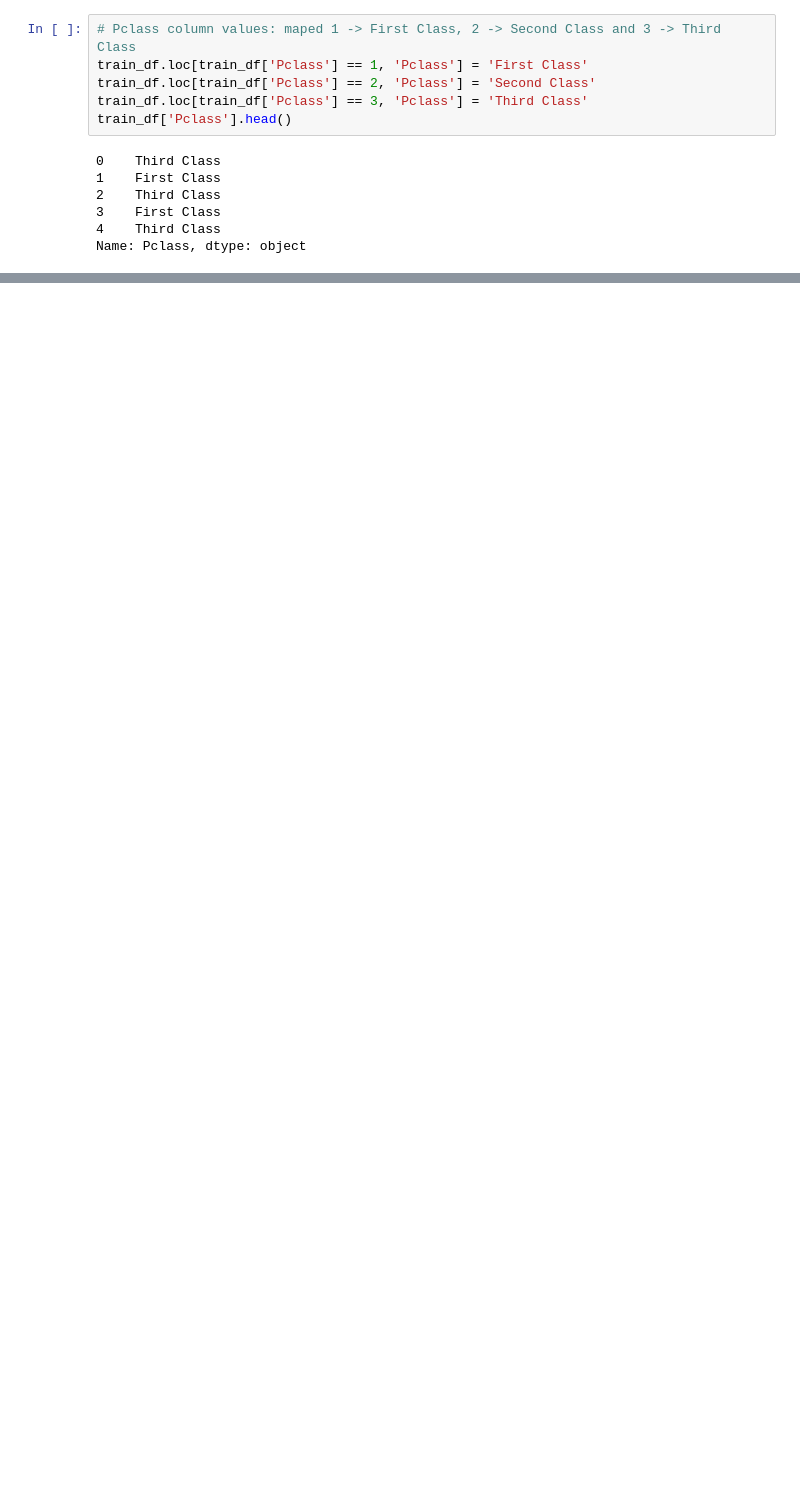
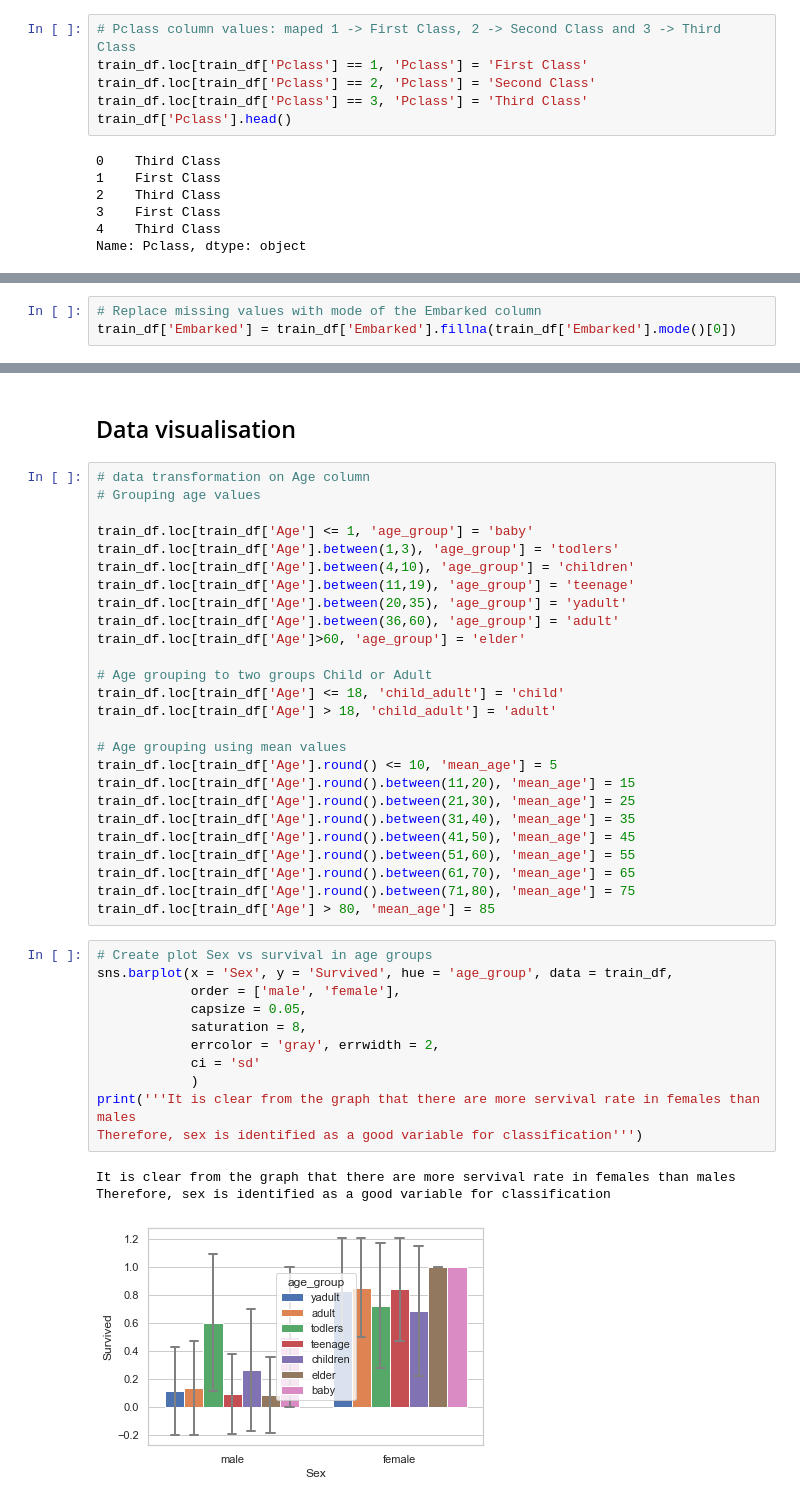
Before and after one commit to chanyadeshani/Group8, a Jupyter notebook: submit_assignment.ipynb, the cells around one changed output, grey strips where cells are left out. Saved outputs shown, nothing was run; the diff lists cells and outputs as text; blank space fills up the shorter version.

```diff
--- a/submit_assignment.ipynb
+++ b/submit_assignment.ipynb
@@ -281,0 +324,3 @@ Embarked: 0.2245%
+# %%
+# Replace missing values with mode of the Embarked column
+train_df['Embarked'] = train_df['Embarked'].fillna(train_df['Embarked'].mode()[0])
@@ -281,0 +334,43 @@ Embarked: 0.2245%
+# %% [markdown]
+## Data visualisation
+# %%
+# data transformation on Age column
+# Grouping age values
+
+train_df.loc[train_df['Age'] <= 1, 'age_group'] = 'baby'
+train_df.loc[train_df['Age'].between(1,3), 'age_group'] = 'todlers'
+train_df.loc[train_df['Age'].between(4,10), 'age_group'] = 'children'
+train_df.loc[train_df['Age'].between(11,19), 'age_group'] = 'teenage'
+train_df.loc[train_df['Age'].between(20,35), 'age_group'] = 'yadult'
+train_df.loc[train_df['Age'].between(36,60), 'age_group'] = 'adult'
+train_df.loc[train_df['Age']>60, 'age_group'] = 'elder'
+
+# Age grouping to two groups Child or Adult
+train_df.loc[train_df['Age'] <= 18, 'child_adult'] = 'child'
+train_df.loc[train_df['Age'] > 18, 'child_adult'] = 'adult'
+
+# Age grouping using mean values
+train_df.loc[train_df['Age'].round() <= 10, 'mean_age'] = 5
+train_df.loc[train_df['Age'].round().between(11,20), 'mean_age'] = 15
+train_df.loc[train_df['Age'].round().between(21,30), 'mean_age'] = 25
+train_df.loc[train_df['Age'].round().between(31,40), 'mean_age'] = 35
+train_df.loc[train_df['Age'].round().between(41,50), 'mean_age'] = 45
+train_df.loc[train_df['Age'].round().between(51,60), 'mean_age'] = 55
+train_df.loc[train_df['Age'].round().between(61,70), 'mean_age'] = 65
+train_df.loc[train_df['Age'].round().between(71,80), 'mean_age'] = 75
+train_df.loc[train_df['Age'] > 80, 'mean_age'] = 85
+# %%
+# Create plot Sex vs survival in age groups
+sns.barplot(x = 'Sex', y = 'Survived', hue = 'age_group', data = train_df,
+            order = ['male', 'female'],
+            capsize = 0.05,
+            saturation = 8,
+            errcolor = 'gray', errwidth = 2,
+            ci = 'sd'
+            )
+print('''It is clear from the graph that there are more servival rate in females than males
+Therefore, sex is identified as a good variable for classification''')
+# %% [output]
+It is clear from the graph that there are more servival rate in females than males
+Therefore, sex is identified as a good variable for classification
+[figure, added]
```
Also changed, not shown: parts of 48 cells of this notebook.
